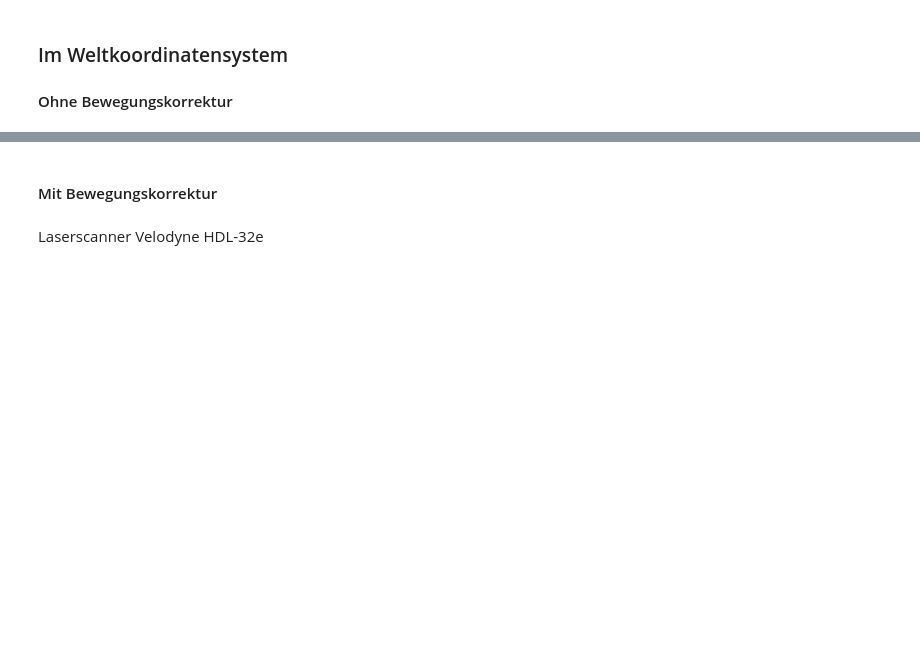
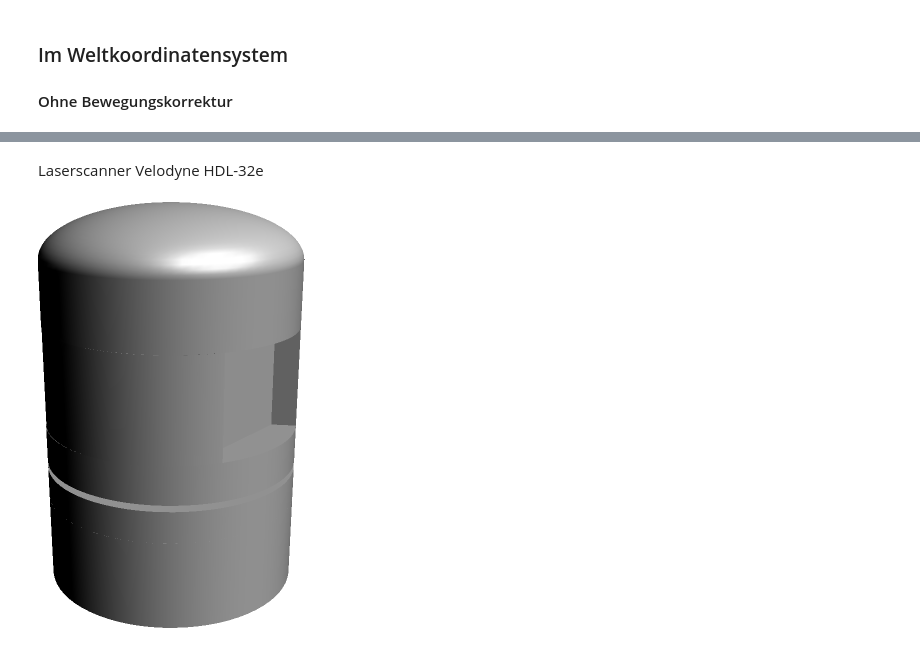
Before and after one commit to gismo141/mastersthesis, a Jupyter notebook: Research.ipynb, the cells around one changed output, grey strips where cells are left out. Drawn from its saved outputs; the diff is of its cells as text; code cells hidden in the pictures; blank space fills up the shorter version.

Commit message:
Merged documents, improved images, minimized clutter

```diff
--- a/Research.ipynb
+++ b/Research.ipynb
@@ -225,31 +228,21 @@ img
-# %% [markdown]
-#### Mit Bewegungskorrektur
 # %% [markdown]
 Laserscanner Velodyne HDL-32e
 # %%
 %%asy --root Images/velodyne
-settings.render=16;
-shipout(scale(4.0)*currentpicture.fit());
-import three;
-import graph3;
 import solids;
-currentprojection=orthographic(3,4,1, center=true);
 
-size(15cm);
-pen outside = white+opacity(1);
+surface velodyne() {
+    real heightV=.8;
+    path3 laserBase = path3((-0.4,0.7) -- (-0.5,sin(acos(-0.5))) .. (-1,0) .. (0,-1) .. (1,0) .. (0.5,sin(acos(0.5))) -- (0.4,0.7));
 
-real height=0.8;
-path3 laserBase = path3((-0.4,0.7) -- (-0.5,sin(acos(-0.5))) .. (-1,0) .. (0,-1) .. (1,0) .. (0.5,sin(acos(0.5))) -- (0.4,0.7));
-surface laserEye = extrude(laserBase --- cycle, height*Z);
+    surface top = shift(0.9Z) * scale(1,1,0.4) * unithemisphere;
+    surface upperhead = surface(shift(0.4Z) * scale(1,1,0.5) * unitcylinder);
+    surface laserEye = surface(shift(heightV/2*Z) * surface(unitcircle), shift(-heightV/2*Z) * extrude(laserBase --- cycle, heightV*Z), shift(-heightV/2*Z) * surface(unitcircle));
+    surface lowerhead = surface(shift(-0.7Z) * scale(1,1,0.3) * unitcylinder, shift(-1Z) * surface(unitcircle));
+    surface base = surface(shift(-0.75Z) * surface(unitcircle), shift(-1.7Z) * scale(1,1,0.95) * unitcylinder);
+    surface velodyne = surface(top, upperhead, laserEye, lowerhead, base);
 
-draw(shift(0.9Z) * scale(1,1,0.4) * unithemisphere, surfacepen=outside); // Top
-draw(shift(0.4Z) * scale(1,1,0.5) * unitcylinder, surfacepen=outside);   // upper rotating Head
-draw(shift(-height/2*Z) * laserEye, surfacepen=white+opacity(0.8));      // Laser-Eye
-draw(shift(-0.7Z) * scale(1,1,0.3) * unitcylinder, surfacepen=outside);  // lower rotating Head
-draw(shift(-1.7Z) * scale(1,1,0.95) * unitcylinder, surfacepen=outside); // Base
-
-draw(rotate(-90,X) * (O--3Y), red, Arrow3(emissive(red)), L=Label("$Y$", position=EndPoint));
-draw(rotate(-90,X) * (O--3Z), red, Arrow3(emissive(red)), L=Label("$Z$", position=EndPoint));
-draw(rotate(-90,X) * arc(c=(0,0,0),1.1Z, 1.1X), red, arrow=Arrow3(emissive(red)), L=Label("$\Theta$"));
+    return velodyne;
+}
 # %% [output]
-[figure, old version]
+[figure, new version]
```
Also changed, not shown: parts of 14 cells of this notebook, 28 other files.
